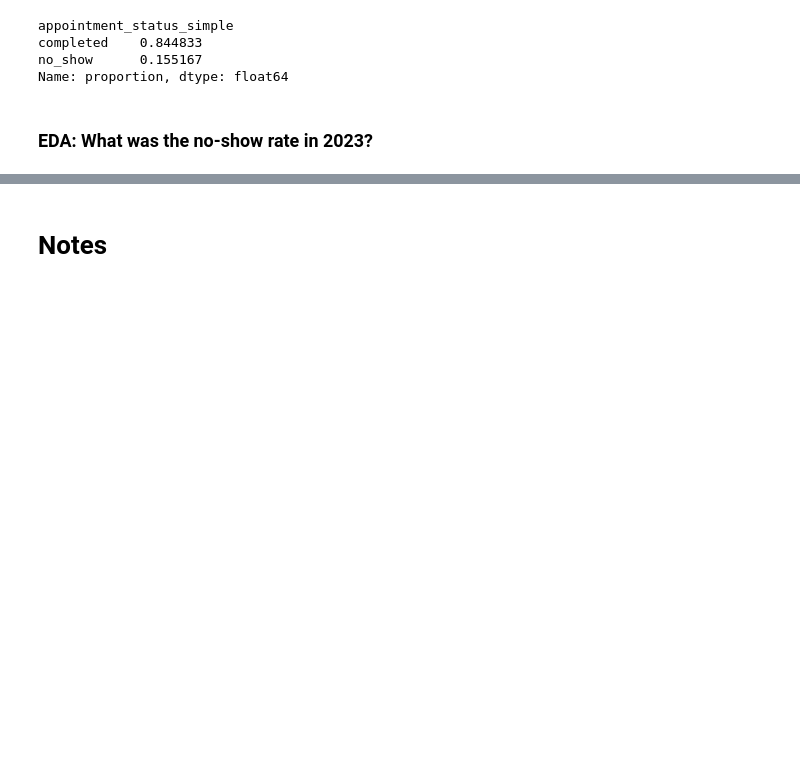
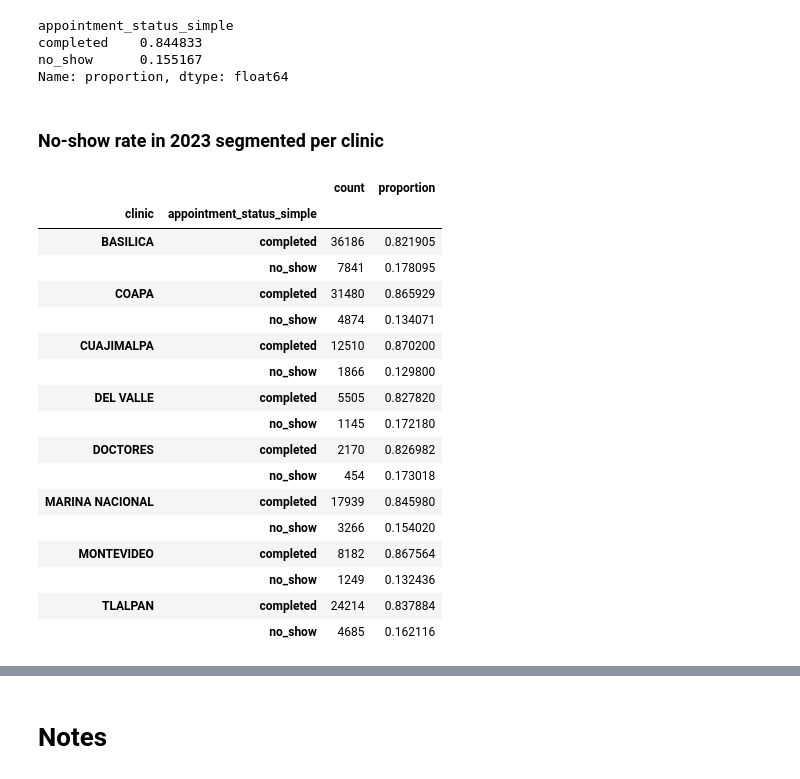
Before and after one commit to robperch/IEOR_Capstone, a Jupyter notebook: notebooks/EDA/eda_rob.ipynb, the cells around one changed output, grey strips where cells are left out. Cells and saved outputs as stored; diff of their text form; code cells hidden in the pictures; blank space fills up the shorter version.

```diff
--- a/notebooks/EDA/eda_rob.ipynb
+++ b/notebooks/EDA/eda_rob.ipynb
@@ -77,4 +78,4 @@ completed    0.844833
 no_show      0.155167
 Name: proportion, dtype: float64
 # %% [markdown]
-### EDA: What was the no-show rate in 2023?
+### No-show rate in 2023 segmented per clinic
@@ -80,0 +101,21 @@ Name: proportion, dtype: float64
+# %%
+dfy
+# %% [output]
+|  |  | count | proportion |
+| clinic | appointment_status_simple |  |  |
+| BASILICA | completed | 36186 | 0.821905 |
+|  | no_show | 7841 | 0.178095 |
+| COAPA | completed | 31480 | 0.865929 |
+|  | no_show | 4874 | 0.134071 |
+| CUAJIMALPA | completed | 12510 | 0.870200 |
+|  | no_show | 1866 | 0.129800 |
+| DEL VALLE | completed | 5505 | 0.827820 |
+|  | no_show | 1145 | 0.172180 |
+| DOCTORES | completed | 2170 | 0.826982 |
+|  | no_show | 454 | 0.173018 |
+| MARINA NACIONAL | completed | 17939 | 0.845980 |
+|  | no_show | 3266 | 0.154020 |
+| MONTEVIDEO | completed | 8182 | 0.867564 |
+|  | no_show | 1249 | 0.132436 |
+| TLALPAN | completed | 24214 | 0.837884 |
+|  | no_show | 4685 | 0.162116 |
```
Also changed, not shown: parts of 6 cells of this notebook.
